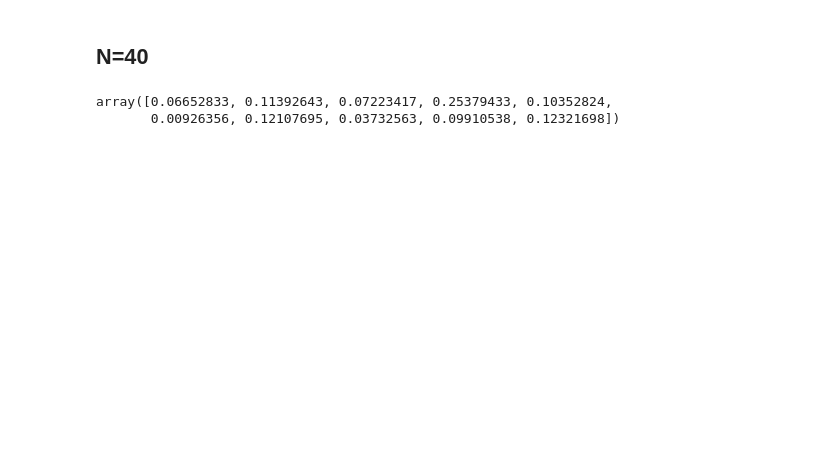
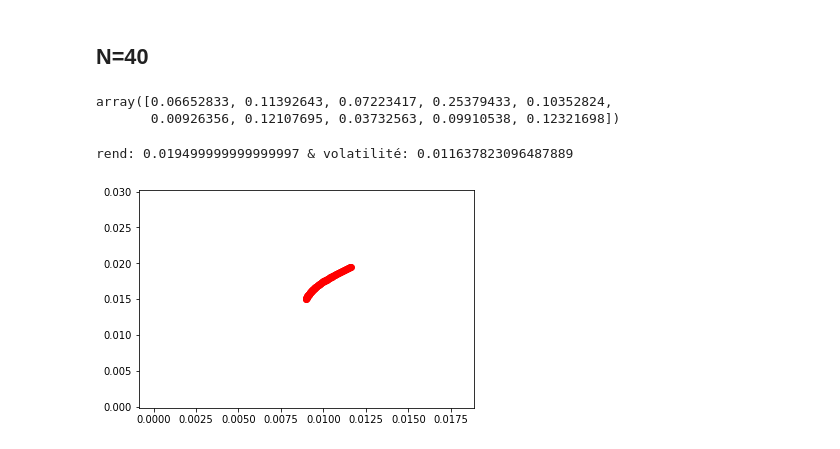
Before and after one commit to landEpita/Dolphin, a Jupyter notebook: Optimisation_Markowitz.ipynb, the cells around one changed output. Saved outputs shown, nothing was run; the diff lists cells and outputs as text; code cells hidden in the pictures; blank space fills up the shorter version.

```diff
--- a/Optimisation_Markowitz.ipynb
+++ b/Optimisation_Markowitz.ipynb
@@ -539,3 +534,22 @@ w_20
 # %% [output]
 array([0.06652833, 0.11392643, 0.07223417, 0.25379433, 0.10352824,
        0.00926356, 0.12107695, 0.03732563, 0.09910538, 0.12321698])
+# %%
+target_ = np.linspace(0.015, 0.0195, num=100)
+best = ""
+
+for i in target_:
+    w = get_w(mat_return, i)
+    if all(ele < 0  for ele in a):
+        break
+    variance, std, rend = sharpe(w, mat_return)
+    if std < rend:
+        best = f"rend: {rend} & volatilité: {std}"
+        plt.scatter(std, rend, c="red")
+    else:
+        plt.scatter(std, rend, c="green")
+
+print(best)
+# %% [output]
+rend: 0.019499999999999997 & volatilité: 0.011637823096487889
+[figure, added]
```
Also changed, not shown: parts of 4 cells of this notebook.
